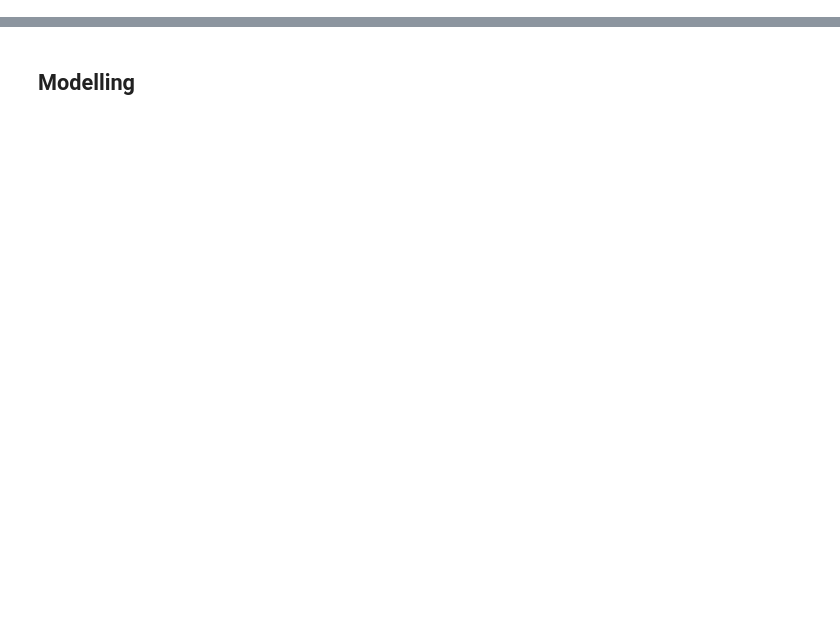
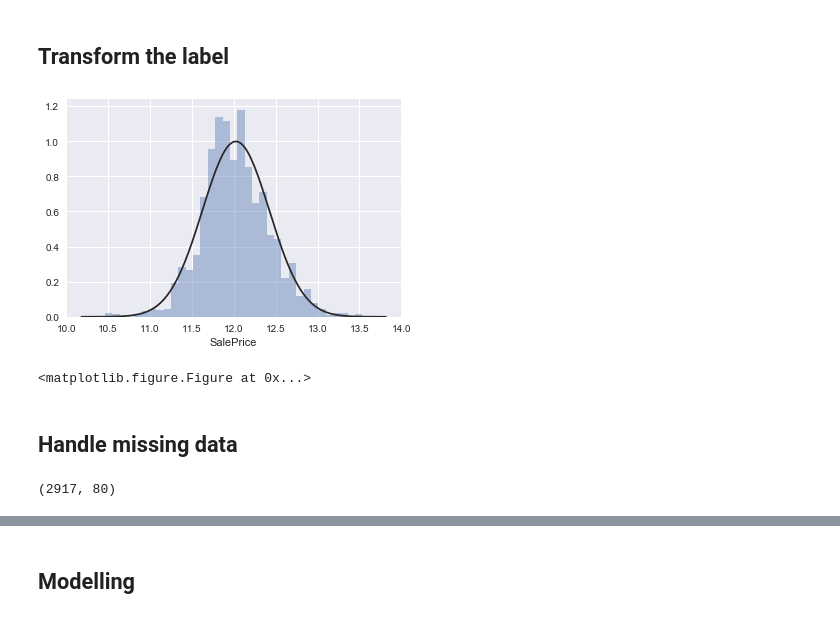
Before and after one commit to emmaren/House-Prices-Kaggle-Competition, a Jupyter notebook: House Price Kaggle Competition.ipynb, the cells around one changed output, grey strips where cells are left out. Cells and saved outputs as stored; diff of their text form; code cells hidden in the pictures; blank space fills up the shorter version.

```diff
--- a/House Price Kaggle Competition.ipynb
+++ b/House Price Kaggle Competition.ipynb
@@ -328,0 +143,19 @@ Remaining NAs for categorical features in train : 0
+# %% [markdown]
+## Transform the label
+# %%
+# Log transform the label
+saleprice_transformed = np.log(train.SalePrice)
+sns.distplot(saleprice_transformed,fit=norm,kde = False)
+fig= plt.figure()
+# %% [output]
+[figure, added]
+<matplotlib.figure.Figure at 0x...>
+# %% [markdown]
+## Handle missing data
+# %%
+# Merge train and test df
+all= pd.concat([train,test],keys=("train","test"))
+all =all.drop("SalePrice",axis=1)
+print(all.shape)
+# %% [output]
+(2917, 80)
```
Also changed, not shown: parts of 102 cells of this notebook.
